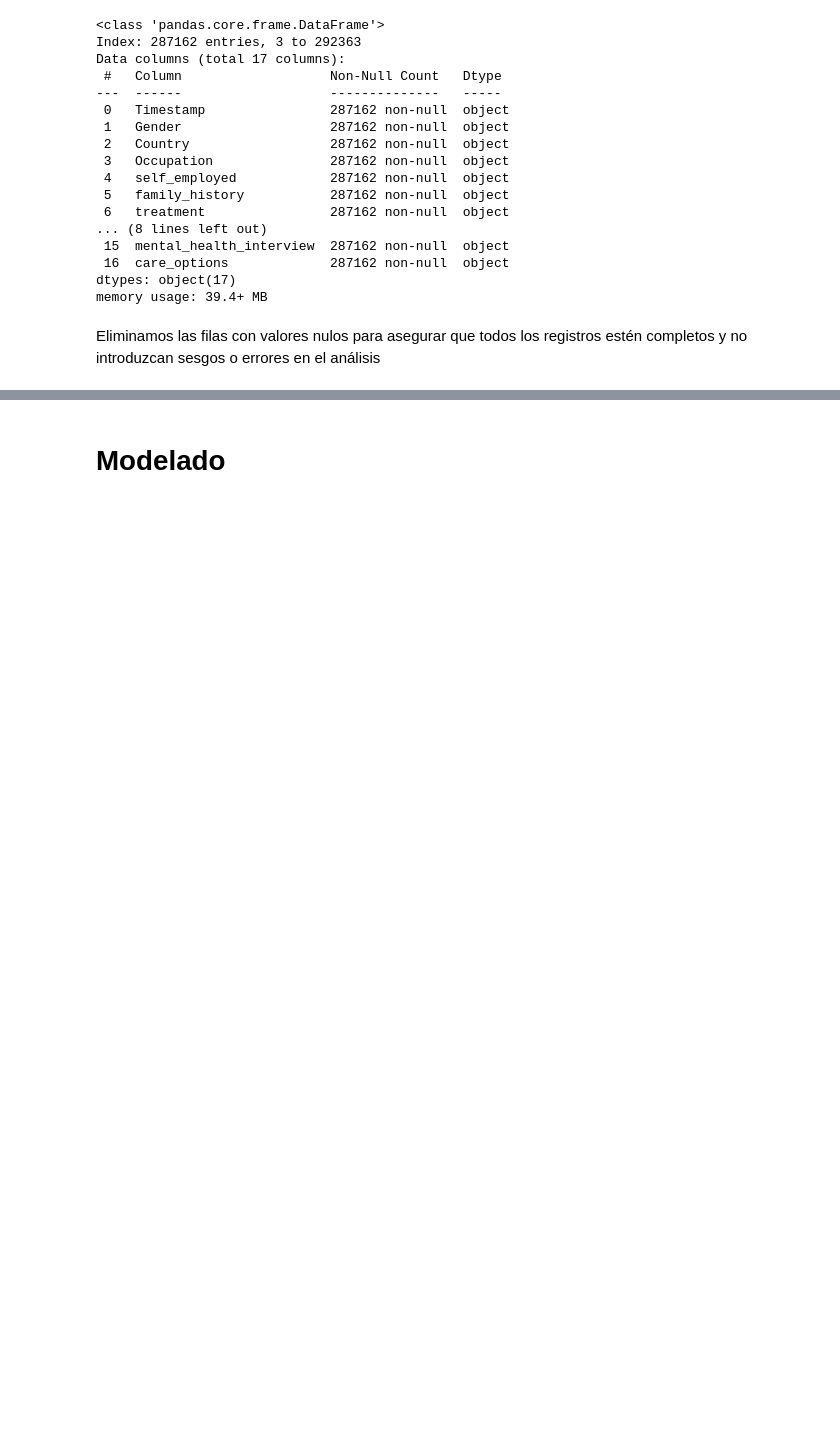
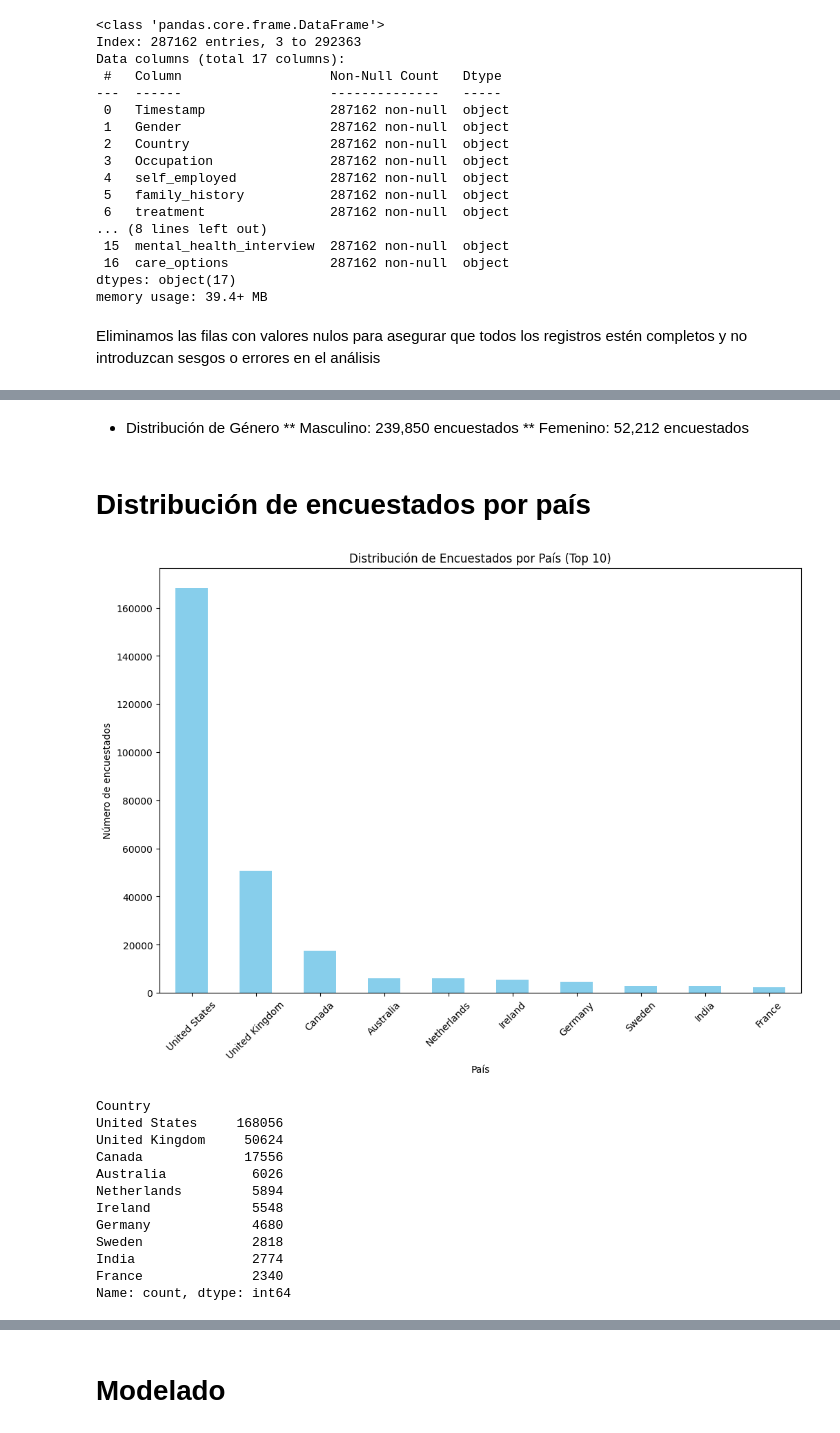
Before and after one commit to Cordova0397/Carlos_Cordova_EC3, a Jupyter notebook: Proyecto_2.ipynb, the cells around one changed output, grey strips where cells are left out. Saved outputs shown, nothing was run; the diff lists cells and outputs as text; code cells hidden in the pictures; blank space fills up the shorter version.

```diff
--- a/Proyecto_2.ipynb
+++ b/Proyecto_2.ipynb
@@ -125,0 +124,34 @@ plt.show()
+# %% [markdown]
+* Distribución de Género
+** Masculino: 239,850 encuestados
+** Femenino: 52,212 encuestados
+# %% [markdown]
+#  Distribución de encuestados por país
+# %%
+country_distribution = df['Country'].value_counts().head(10)  # Mostramos los 10 principales países
+
+# Graficar la distribución por país
+plt.figure(figsize=(12, 8))
+country_distribution.plot(kind='bar', color='skyblue')
+plt.title('Distribución de Encuestados por País (Top 10)')
+plt.xlabel('País')
+plt.ylabel('Número de encuestados')
+plt.xticks(rotation=45)
+plt.show()
+
+# Mostrar los valores de la distribución
+country_distribution
+# %% [output]
+[figure, added]
+Country
+United States     168056
+United Kingdom     50624
+Canada             17556
+Australia           6026
+Netherlands         5894
+Ireland             5548
+Germany             4680
+Sweden              2818
+India               2774
+France              2340
+Name: count, dtype: int64
```
Also changed, not shown: parts of 68 cells of this notebook.
